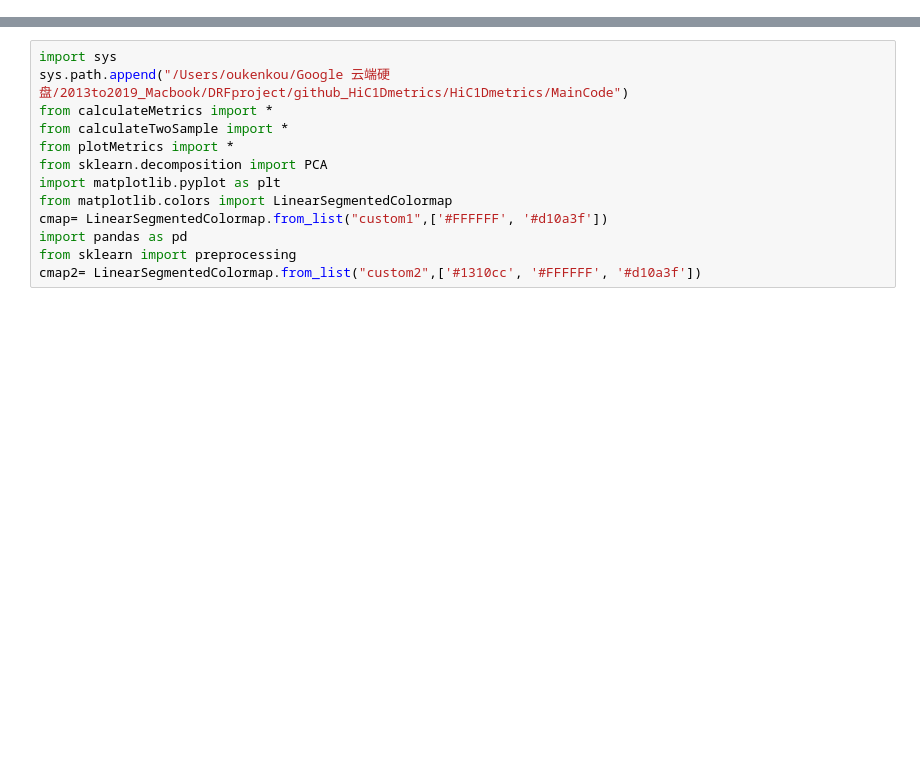
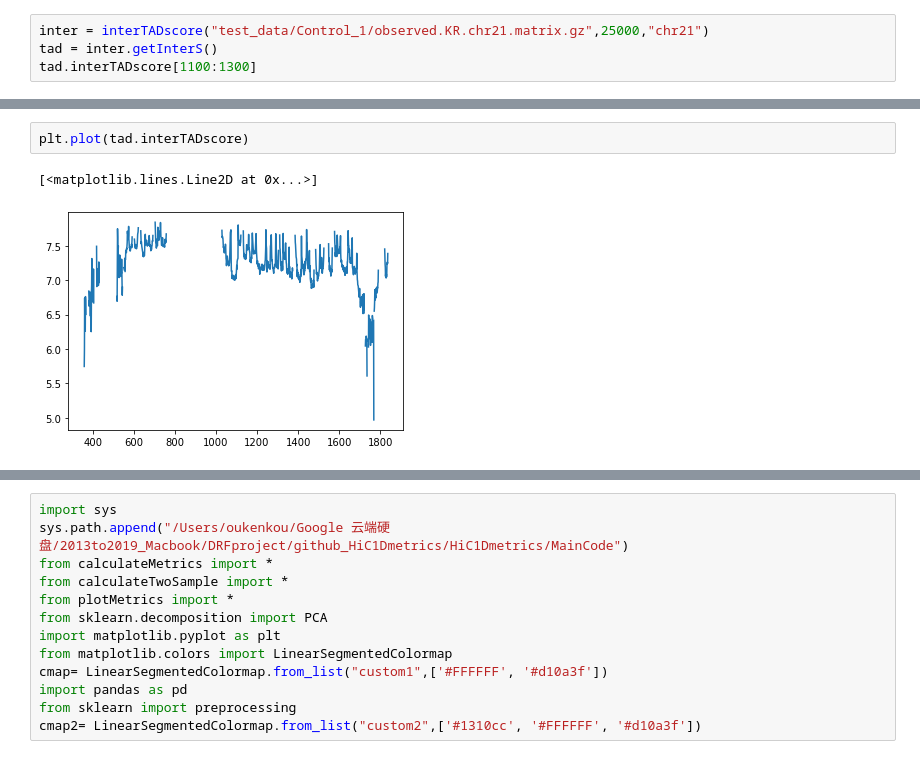
Before and after one commit to wangjk321/HiC1Dmetrics, a Jupyter notebook: ForTest.ipynb, the cells around one changed output, grey strips where cells are left out. Drawn from its saved outputs; the diff is of its cells as text; blank space fills up the shorter version.

```diff
--- a/ForTest.ipynb
+++ b/ForTest.ipynb
@@ -0,0 +9,4 @@
+# %%
+inter = interTADscore("test_data/Control_1/observed.KR.chr21.matrix.gz",25000,"chr21")
+tad = inter.getInterS()
+tad.interTADscore[1100:1300]
@@ -0,0 +26,5 @@
+# %%
+plt.plot(tad.interTADscore)
+# %% [output]
+[<matplotlib.lines.Line2D at 0x...>]
+[figure, added]
```
Also changed, not shown: parts of 10 cells of this notebook, 4 other files.
